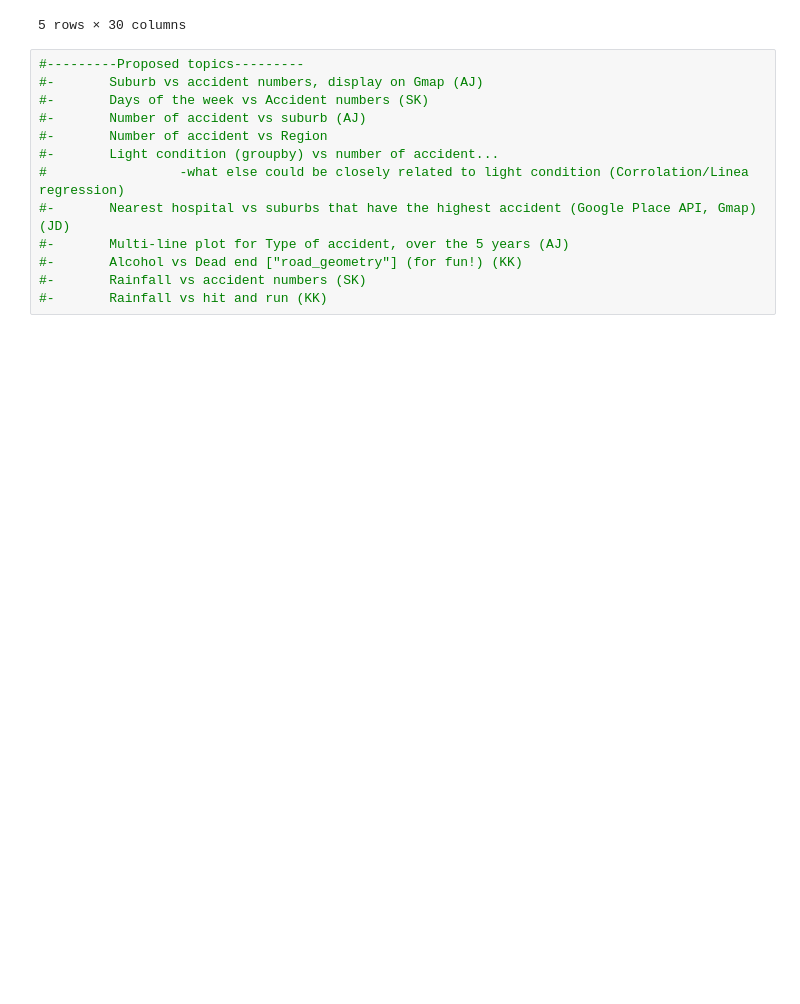
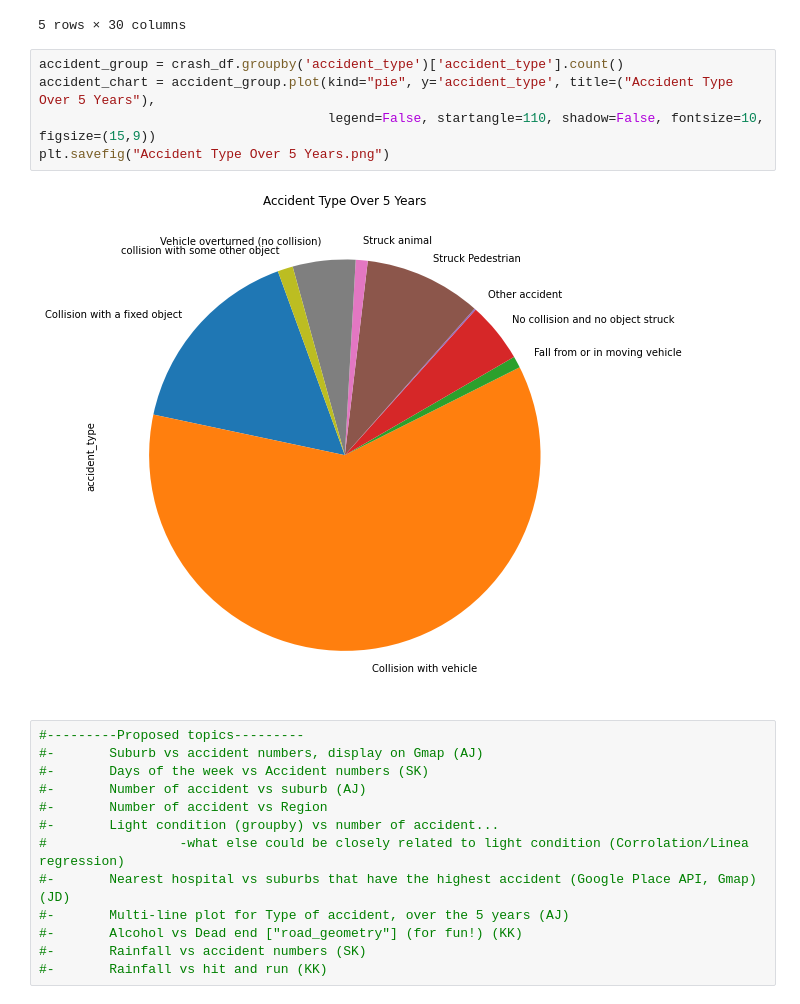
Before and after one commit to jingd16/Bootcamp_ProjectOne, a Jupyter notebook: crash.ipynb, the cells around one changed output. Saved outputs shown, nothing was run; the diff lists cells and outputs as text; blank space fills up the shorter version.

```diff
--- a/crash.ipynb
+++ b/crash.ipynb
@@ -49,6 +58,13 @@ crash_df.head()
 | 3 | T20140013563 | 2/7/2014 | 41822 | 0.0 | 10:08:00 | No | Collision with vehicle | ... |
 | 4 | T20140013567 | 2/7/2014 | 41822 | 0.0 | 9:12:00 | No | Collision with vehicle | ... |
 5 rows × 30 columns
+# %%
+accident_group = crash_df.groupby('accident_type')['accident_type'].count()
+accident_chart = accident_group.plot(kind="pie", y='accident_type', title=("Accident Type Over 5 Years"),
+                                     legend=False, startangle=110, shadow=False, fontsize=10, figsize=(15,9))
+plt.savefig("Accident Type Over 5 Years.png")
+# %% [output]
+[figure, added]
 # %%
 #---------Proposed topics---------
 #-       Suburb vs accident numbers, display on Gmap (AJ)
```
Also changed, not shown: parts of 45 cells of this notebook, 1 other file.
